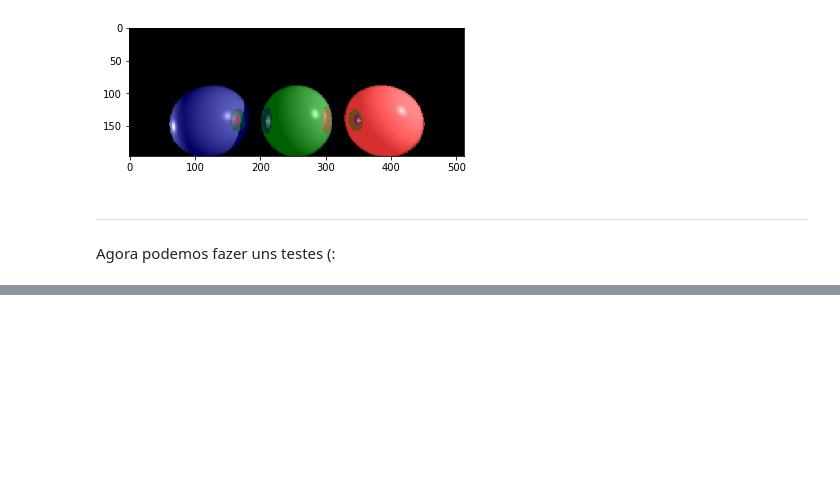
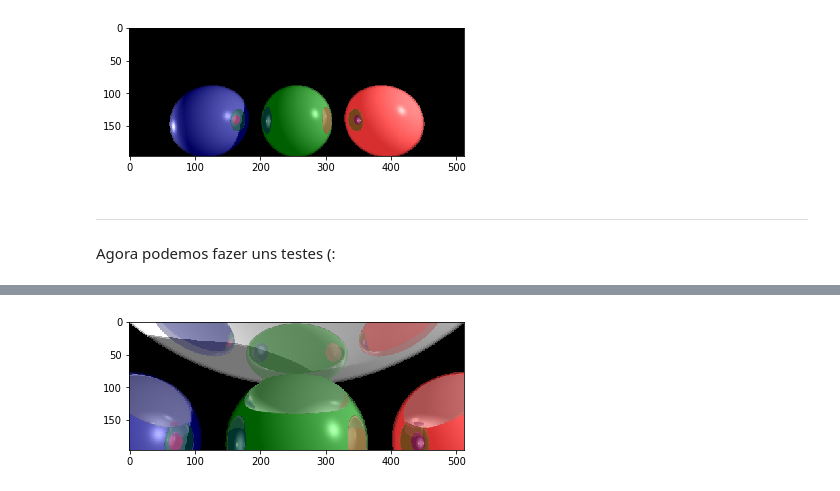
Before and after one commit to phablulo/projeto-pg-1, a Jupyter notebook: 1.ipynb, the cells around one changed output, grey strips where cells are left out. Drawn from its saved outputs; the diff is of its cells as text; code cells hidden in the pictures; blank space fills up the shorter version.

```diff
--- a/1.ipynb
+++ b/1.ipynb
@@ -670,4 +672,6 @@ scene.draw()
 # %%
 scene.setCameraFov(pi/4)
 # %%
-scene.draw(True)
+scene.draw()
+# %% [output]
+[figure, added]
```
Also changed, not shown: parts of 1 cell of this notebook, 1 other file.
